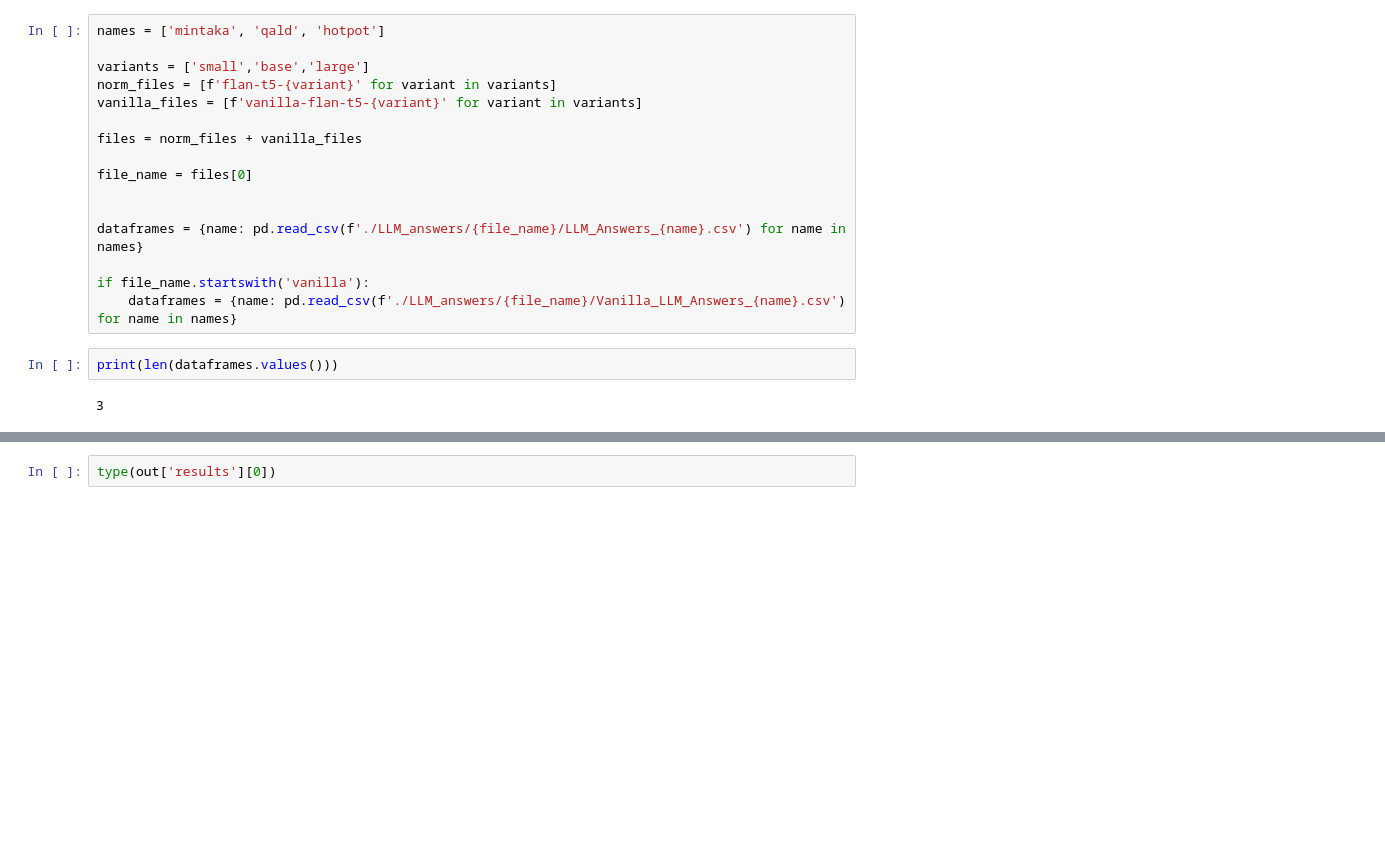
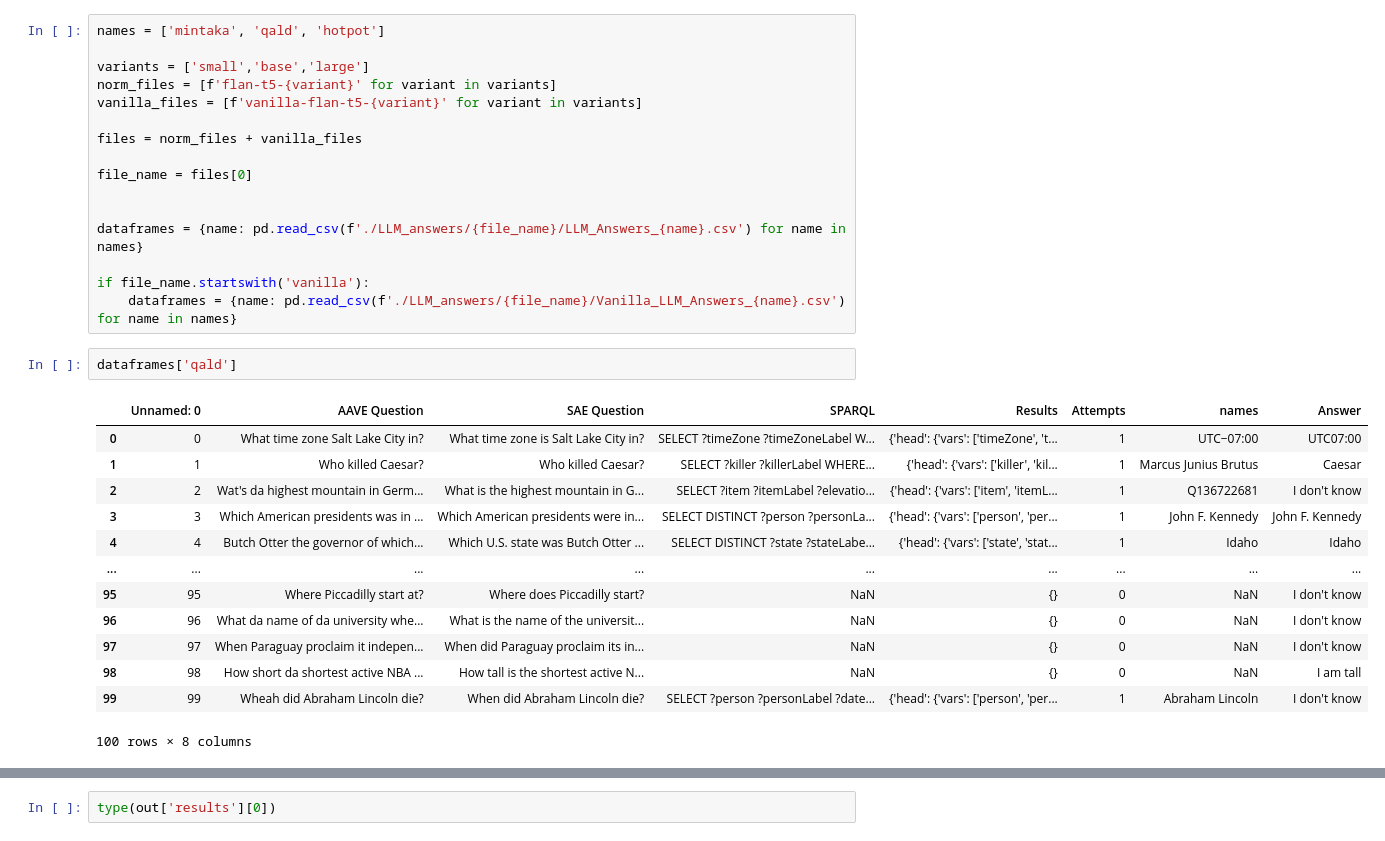
Before and after one commit to camjii/OTHELLO, a Jupyter notebook: generate_verdicts.ipynb, the cells around one changed output, grey strips where cells are left out. Saved outputs shown, nothing was run; the diff lists cells and outputs as text; blank space fills up the shorter version.

```diff
--- a/generate_verdicts.ipynb
+++ b/generate_verdicts.ipynb
@@ -70,9 +70,21 @@ dataframes = {name: pd.read_csv(f'./LLM_answers/{file_name}/LLM_Answers_{name}.c
 if file_name.startswith('vanilla'):
     dataframes = {name: pd.read_csv(f'./LLM_answers/{file_name}/Vanilla_LLM_Answers_{name}.csv') for name in names}
 # %%
-print(len(dataframes.values()))
+dataframes['qald']
 # %% [output]
+|  | Unnamed: 0 | AAVE Question | SAE Question | SPARQL | Results | Attempts | names | Answer |
+| 0 | 0 | What time zone Salt Lake City in? | What time zone is Salt Lake City in? | SELECT ?timeZone ?timeZoneLabel W... | {'head': {'vars': ['timeZone', 't... | 1 | UTC−07:00 | UTC07:00 |
+| 1 | 1 | Who killed Caesar? | Who killed Caesar? | SELECT ?killer ?killerLabel WHERE... | {'head': {'vars': ['killer', 'kil... | 1 | Marcus Junius Brutus | Caesar |
+| 2 | 2 | Wat's da highest mountain in Germ... | What is the highest mountain in G... | SELECT ?item ?itemLabel ?elevatio... | {'head': {'vars': ['item', 'itemL... | 1 | Q136722681 | I don't know |
+| 3 | 3 | Which American presidents was in ... | Which American presidents were in... | SELECT DISTINCT ?person ?personLa... | {'head': {'vars': ['person', 'per... | 1 | John F. Kennedy | John F. Kennedy |
+| 4 | 4 | Butch Otter the governor of which... | Which U.S. state was Butch Otter ... | SELECT DISTINCT ?state ?stateLabe... | {'head': {'vars': ['state', 'stat... | 1 | Idaho | Idaho |
+| ... | ... | ... | ... | ... | ... | ... | ... | ... |
+| 95 | 95 | Where Piccadilly start at? | Where does Piccadilly start? | NaN | {} | 0 | NaN | I don't know |
+| 96 | 96 | What da name of da university whe... | What is the name of the universit... | NaN | {} | 0 | NaN | I don't know |
+| 97 | 97 | When Paraguay proclaim it indepen... | When did Paraguay proclaim its in... | NaN | {} | 0 | NaN | I don't know |
+| 98 | 98 | How short da shortest active NBA ... | How tall is the shortest active N... | NaN | {} | 0 | NaN | I am tall |
+| 99 | 99 | Wheah did Abraham Lincoln die? | When did Abraham Lincoln die? | SELECT ?person ?personLabel ?date... | {'head': {'vars': ['person', 'per... | 1 | Abraham Lincoln | I don't know |
-3
+100 rows × 8 columns
 # %%
 from ASKpipeline import build_verification_graph
 
```
Also changed, not shown: parts of 2 cells of this notebook, 9 other files.
